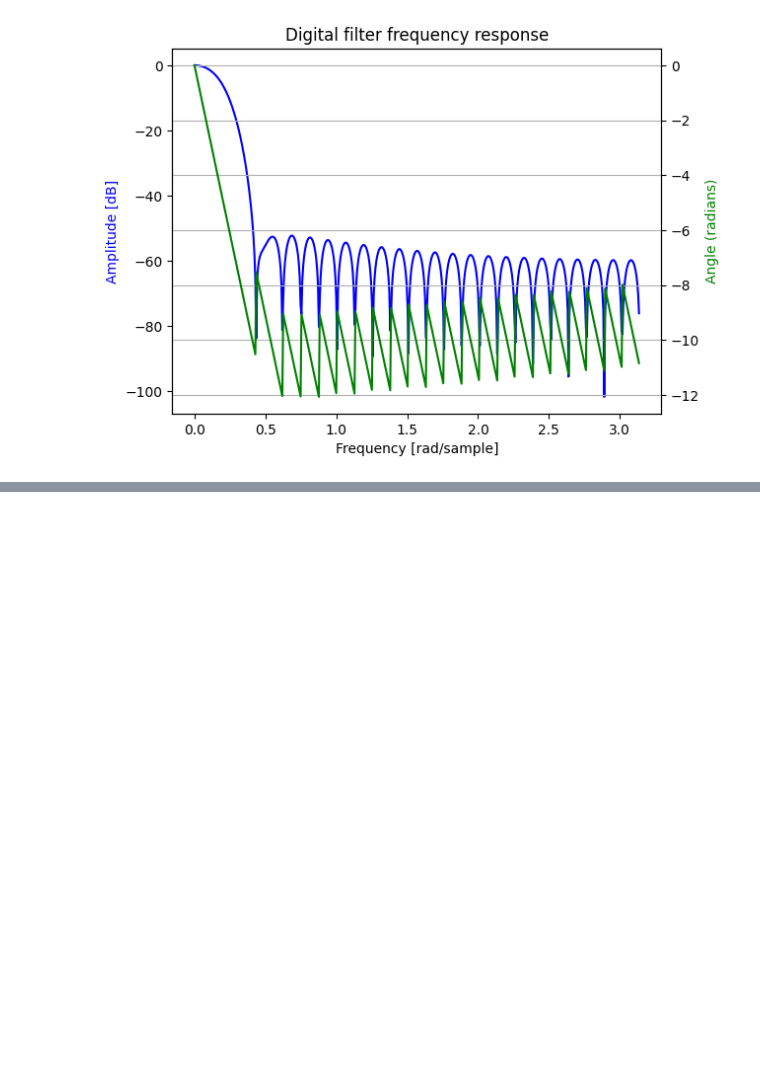
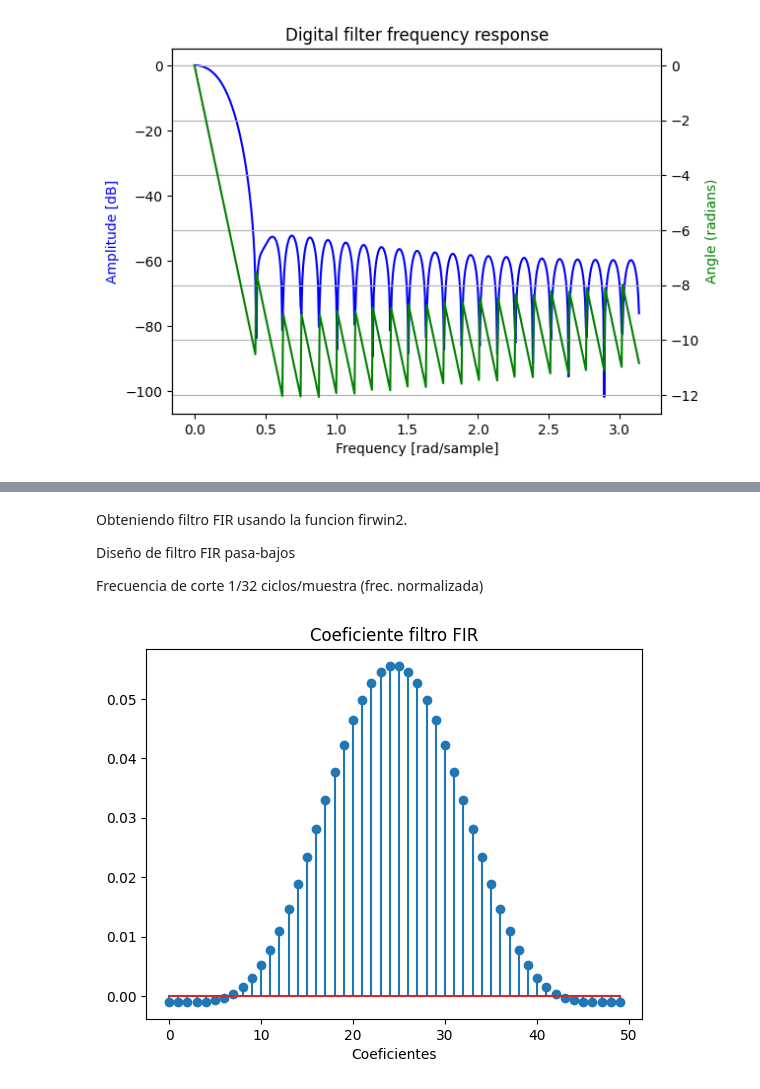
Before and after one commit to nelsonfvt/CyM_PDS, a Jupyter notebook: Teoría/4.Filtrado de señales/Ejemplo_FIR.ipynb, the cells around one changed output, grey strips where cells are left out. Cells and saved outputs as stored; diff of their text form; code cells hidden in the pictures; blank space fills up the shorter version.

```diff
--- a/Teoría/4.Filtrado de señales/Ejemplo_FIR.ipynb
+++ b/Teoría/4.Filtrado de señales/Ejemplo_FIR.ipynb
@@ -69,0 +84,20 @@ plt.show()
+# %% [markdown]
+Obteniendo filtro FIR usando la funcion firwin2.
+
+Diseño de filtro FIR pasa-bajos
+
+Frecuencia de corte 1/32 ciclos/muestra (frec. normalizada)
+# %%
+R = 63 #numero de muestras sobre el dominio de la frecuencia
+E = 4  #ubicación de la frec de corte sobre el arreglo
+F = np.arange(0,R+1)/(R) # Normalización de los valores de frecuencia
+A = np.concatenate((np.ones(E) , np.zeros(R-E+1))) # valores de ganancia
+h2n = signal.firwin2(n_coef, F, A)
+
+plt.figure(1)
+plt.stem(np.arange(0,len(h2n)),h2n)
+plt.title('Coeficiente filtro FIR')
+plt.xlabel('Coeficientes')
+plt.show()
+# %% [output]
+[figure, added]
```
Also changed, not shown: parts of 10 cells of this notebook, 2 other files.
